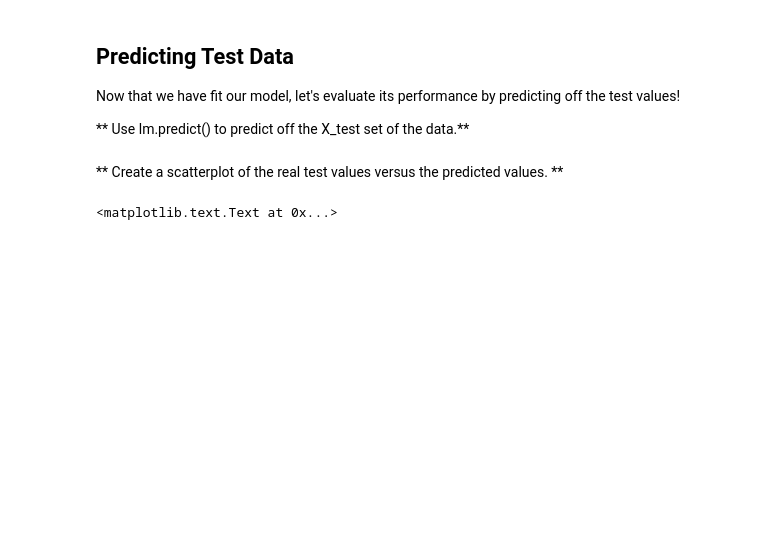
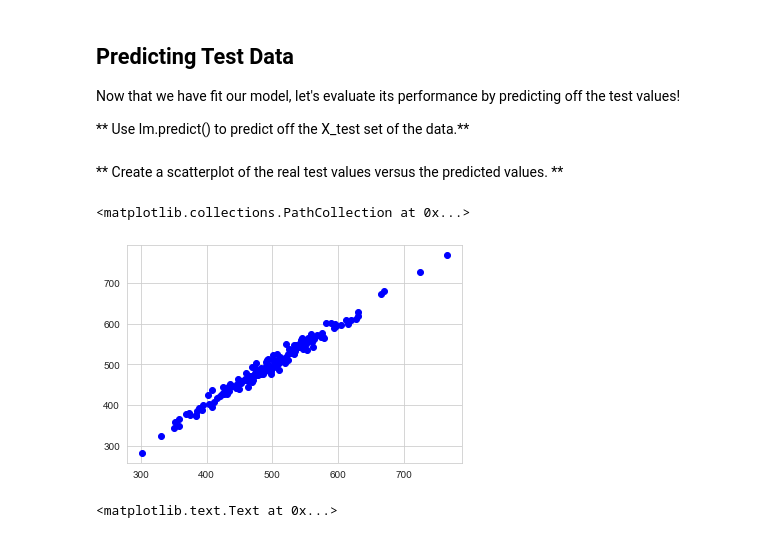
Before and after one commit to Amitra1991/MyDSRepository1, a Jupyter notebook: Refactored_Py_DS_ML_Bootcamp-master/11-Linear-Regression/02-Linear Regression Project.ipynb, the cells around one changed output. Saved outputs shown, nothing was run; the diff lists cells and outputs as text; code cells hidden in the pictures; blank space fills up the shorter version.

Commit message:
linear reg complete

```diff
--- a/Refactored_Py_DS_ML_Bootcamp-master/11-Linear-Regression/02-Linear Regression Project.ipynb
+++ b/Refactored_Py_DS_ML_Bootcamp-master/11-Linear-Regression/02-Linear Regression Project.ipynb
@@ -188,3 +194,5 @@ Now that we've explored the data a bit, let's go ahead and split the data into t
+# %%
+x_train, x_test, y_train, y_test = train_test_split( x, y, test_size=0.30, random_state=105)
 # %% [markdown]
 ## Training the Model
 
@@ -194,4 +204,6 @@ Now its time to train our model on our training data!
 # %% [markdown]
 **Create an instance of a LinearRegression() model named lm.**
+# %%
+linear=LinearRegression()
 # %% [markdown]
 ** Train/fit lm on the training data.**
@@ -200,0 +210,2 @@ LinearRegression(copy_X=True, fit_intercept=True, n_jobs=1, normalize=False)
+# %%
+linear.fit(x_train,y_train)
@@ -209,8 +226,16 @@ Coefficients:
 Now that we have fit our model, let's evaluate its performance by predicting off the test values!
 
 ** Use lm.predict() to predict off the X_test set of the data.**
+# %%
+y_pred = linear.predict(x_test)
 # %% [markdown]
 ** Create a scatterplot of the real test values versus the predicted values. **
+# %%
+#sns.scatterplot(y_test,y_pred)
+plt.scatter(y_test,y_pred,c='b')
+# %% [output]
+<matplotlib.collections.PathCollection at 0x...>
+[figure, added]
 # %%
 # %% [output]
 <matplotlib.text.Text at 0x...>
```
Also changed, not shown: parts of 14 cells of this notebook.
